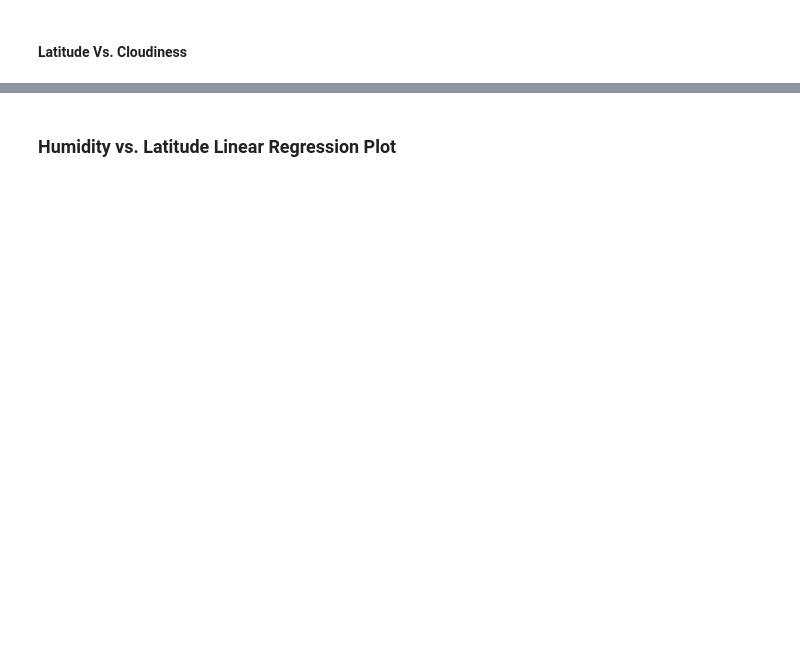
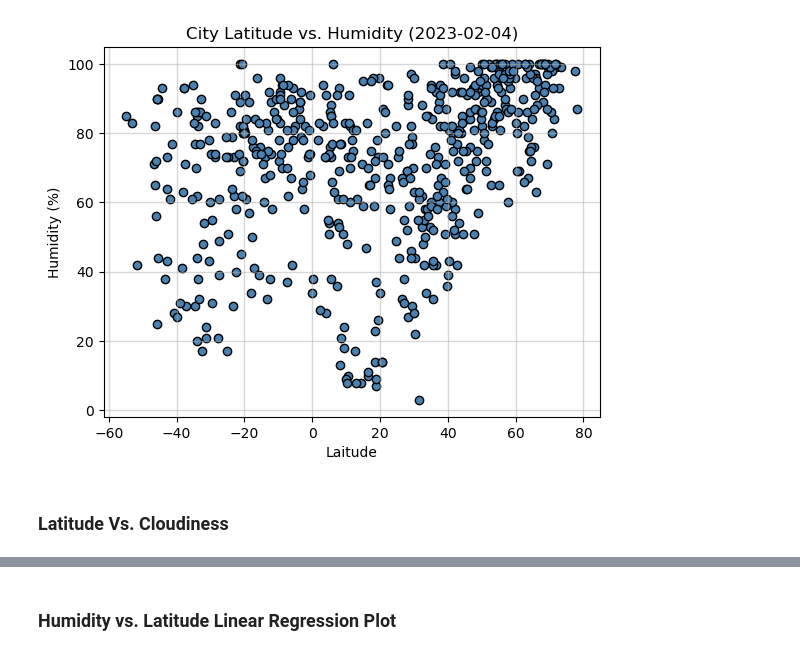
Before and after one commit to SarkarIndrani/python-api-challenge, a Jupyter notebook: WeatherPy/WeatherPy.ipynb, the cells around one changed output, grey strips where cells are left out. Cells and saved outputs as stored; diff of their text form; code cells hidden in the pictures; blank space fills up the shorter version.

```diff
--- a/WeatherPy/WeatherPy.ipynb
+++ b/WeatherPy/WeatherPy.ipynb
@@ -243,2 +210,25 @@ plt.show()
+# %%
+# Create Latitude vs. Humidity Plot scatter plot
+plt.scatter(city_data_df["Lat"], city_data_df["Humidity"], facecolor = "steelblue", edgecolor = "black")
+
+# Set title
+plt.title("City Latitude vs. Humidity (2023-02-04)")
+
+# Set x axis label
+plt.xlabel("Laitude")
+
+# Set y axis label
+plt.ylabel("Humidity (%)")
+
+# Set grid line
+plt.grid(linestyle='-', linewidth=1, alpha = 0.5)
+
+# Save the figure
+plt.savefig("output_data/Images/Fig2.png")
+
+# Show plot
+plt.show()
+# %% [output]
+[figure, added]
 # %% [markdown]
-#### Latitude Vs. Cloudiness
+### Latitude Vs. Cloudiness
```
Also changed, not shown: parts of 56 cells of this notebook, 17 other files.
